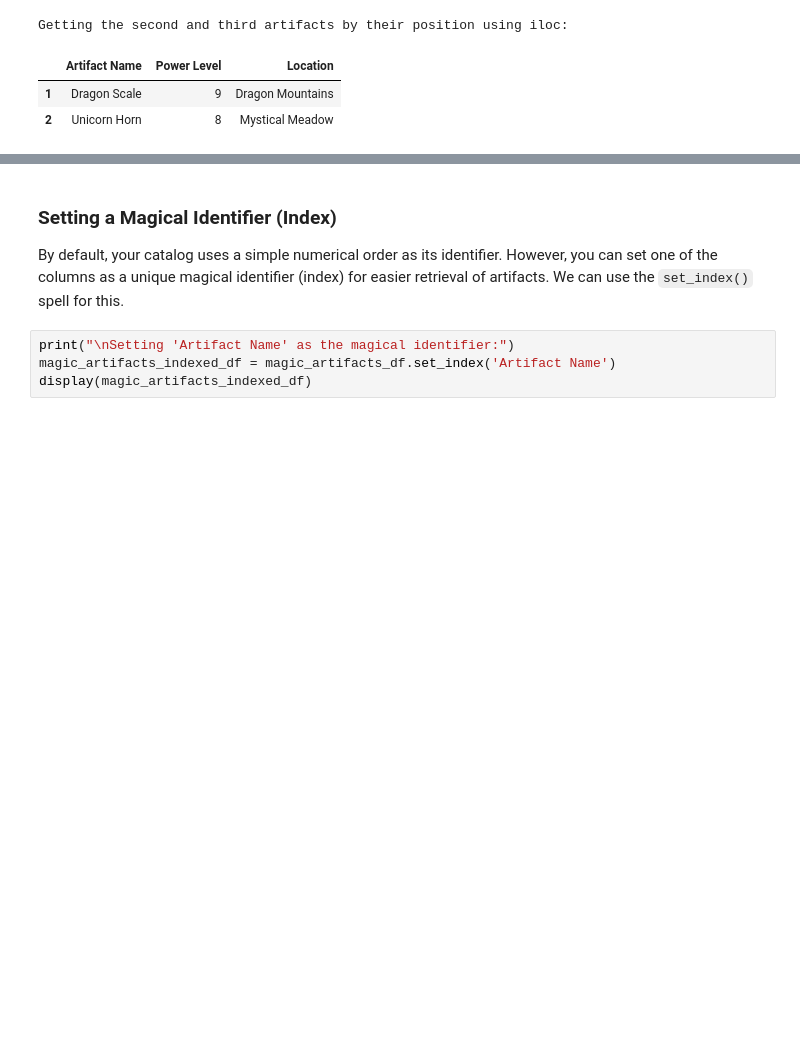
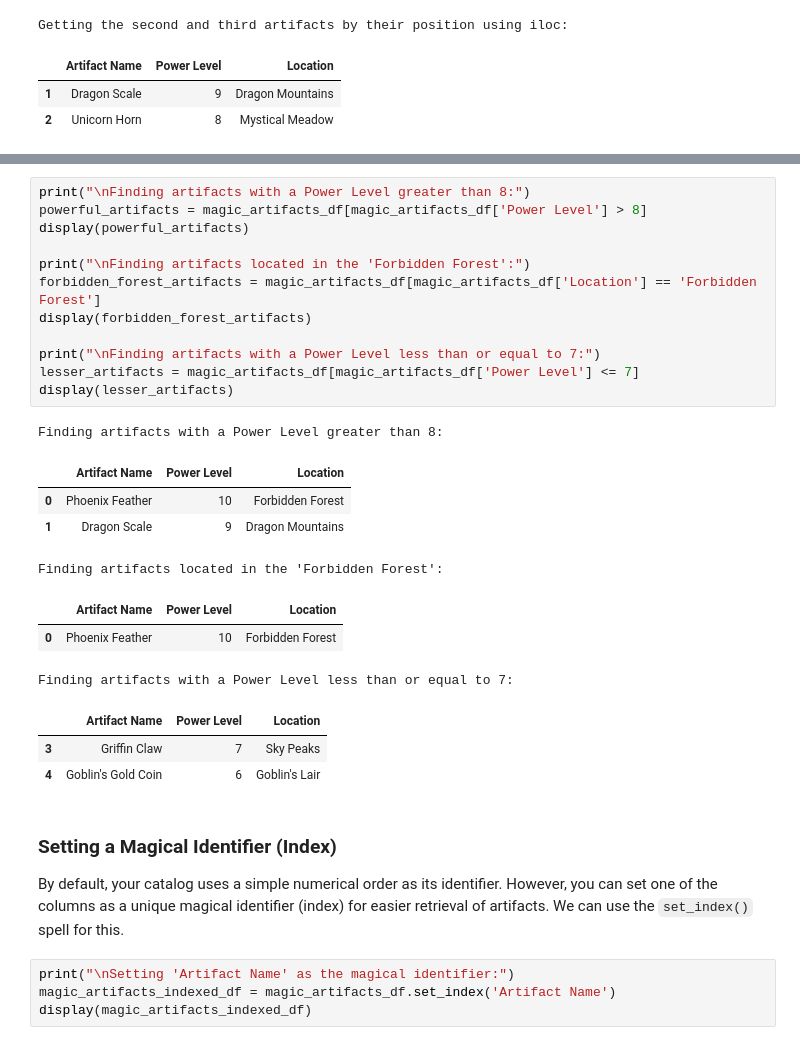
Before and after one commit to JulTob/Python, a Jupyter notebook: Pandas.ipynb, the cells around one changed output, grey strips where cells are left out. Saved outputs shown, nothing was run; the diff lists cells and outputs as text; blank space fills up the shorter version.

```diff
--- a/Pandas.ipynb
+++ b/Pandas.ipynb
@@ -232,3 +280,27 @@ Retrieving 'Power Level' and 'Location' for 'Dragon Scale' using loc:
+# %%
+print("\nFinding artifacts with a Power Level greater than 8:")
+powerful_artifacts = magic_artifacts_df[magic_artifacts_df['Power Level'] > 8]
+display(powerful_artifacts)
+
+print("\nFinding artifacts located in the 'Forbidden Forest':")
+forbidden_forest_artifacts = magic_artifacts_df[magic_artifacts_df['Location'] == 'Forbidden Forest']
+display(forbidden_forest_artifacts)
+
+print("\nFinding artifacts with a Power Level less than or equal to 7:")
+lesser_artifacts = magic_artifacts_df[magic_artifacts_df['Power Level'] <= 7]
+display(lesser_artifacts)
+# %% [output]
+Finding artifacts with a Power Level greater than 8:
+|  | Artifact Name | Power Level | Location |
+| 0 | Phoenix Feather | 10 | Forbidden Forest |
+| 1 | Dragon Scale | 9 | Dragon Mountains |
+Finding artifacts located in the 'Forbidden Forest':
+|  | Artifact Name | Power Level | Location |
+| 0 | Phoenix Feather | 10 | Forbidden Forest |
+Finding artifacts with a Power Level less than or equal to 7:
+|  | Artifact Name | Power Level | Location |
+| 3 | Griffin Claw | 7 | Sky Peaks |
+| 4 | Goblin's Gold Coin | 6 | Goblin's Lair |
 # %% [markdown]
 ### Setting a Magical Identifier (Index)
 
```
Also changed, not shown: parts of 18 cells of this notebook.
